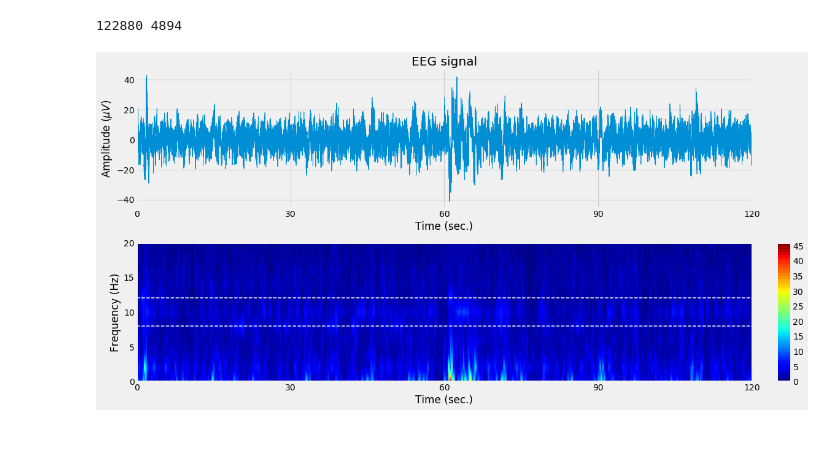
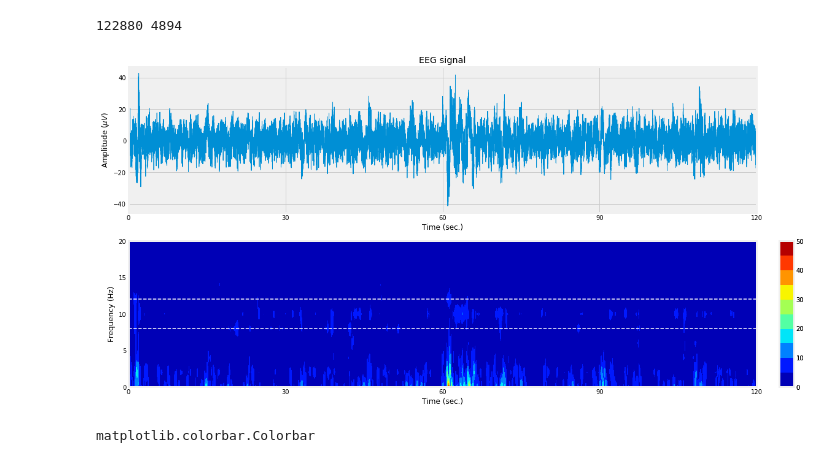
Before and after one commit to OrielBanne/myIPythonNotebooks, a Jupyter notebook: Signal_Processing/EEG example.ipynb, the cells around one changed output. Saved outputs shown, nothing was run; the diff lists cells and outputs as text; code cells hidden in the pictures.

Commit message:
update EEG power spectrum

```diff
--- a/Signal_Processing/EEG example.ipynb
+++ b/Signal_Processing/EEG example.ipynb
@@ -111,32 +111,44 @@ for i in range(nsteps):
     myamp.append( 2*np.abs(fftcoef[:len(hz)]) )
 
 # plot
 
+power = np.power(myamp, 2)
+#logpower = 10*np.log10(power)
 fig, ax = plt.subplots(2,1, figsize = (16,8), constrained_layout=True)
 #fig.suptitle('Time-frequency power via short-time FFT')
 
 ax[0].plot(time, eeg, lw = 1, color='C0')
 ax[0].set_ylabel('Amplitude ($\mu V$)')
 ax[0].set_title('EEG signal')
 
 # spectrum is a ContourSet object
 dt = 120/nsteps # 5 seconds in number of steps
 X = np.arange(nsteps)*dt
 Y = hz
 Z = np.array(myamp).T
-levels = 50
+levels = 10
 spectrum = ax[1].contourf(X,Y,Z,levels,cmap='jet')#,'linecolor','none')
+
+cbar = plt.colorbar(spectrum, boundaries=np.linspace(0,1,5))
+
+#cbar.set_ticks(np.arange(0, 1.1, 0.5))
+
 ax[1].axhline(y = 8, linestyle='--', linewidth = 1.5, color='white')
 ax[1].axhline(y = 12, linestyle='--', linewidth = 1.5, color='white')
 ax[1].set_ylim([0,20])
 ax[1].set_yticks(arange(0,25,5))
 ax[1].set_ylabel('Frequency (Hz)')
 
 fig.colorbar(spectrum, fraction = 0.05)#, ticks = np.arange(0,1.2,.2))
 
 for myax in ax:
     myax.set_xlim(0, 120)
     myax.set_xticks(np.arange(0, 121, 30))
     myax.set_xlabel('Time (sec.)')
 # %% [output]
-[figure, old version]
+[figure, new version]
+# %%
+# see https://matplotlib.org/3.1.0/tutorials/colors/colormap-manipulation.html
+type(cbar)
+# %% [output]
+matplotlib.colorbar.Colorbar
```
Also changed, not shown: parts of 2 cells of this notebook.
